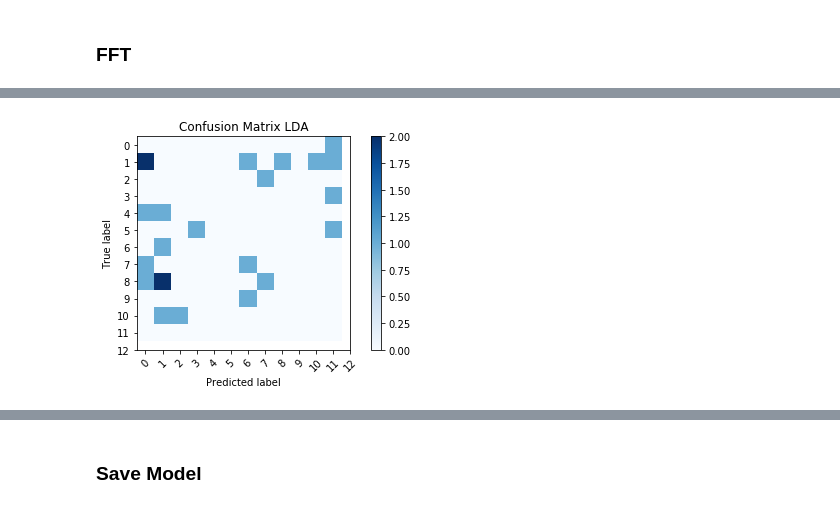
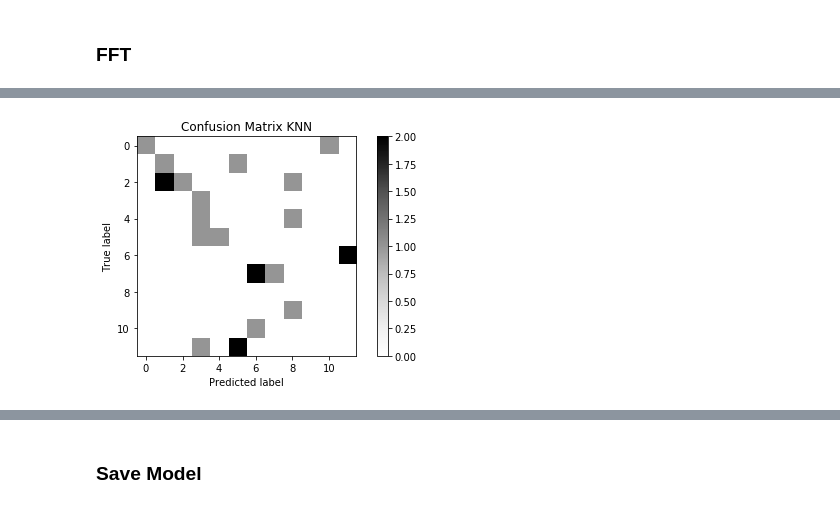
Before and after one commit to Appyx/Airbender-ML-Experimental, a Jupyter notebook: main.ipynb, the cells around one changed output, grey strips where cells are left out. Saved outputs shown, nothing was run; the diff lists cells and outputs as text; code cells hidden in the pictures.

```diff
--- a/main.ipynb
+++ b/main.ipynb
@@ -56,5 +76,0 @@ fft_data = np.fft.fft(plot_data)
-# %%
-n = plot_data.size
-timestep = 0.02
-freq = np.fft.fftfreq(n, d=timestep)
-magnitude = np.sqrt(fft_data.real**2 + fft_data.imag**2)
@@ -69,0 +179,7 @@ plt.grid(True)
+# %%
+X = features.iloc[:,2:].values
+y = data[0].iloc[:, 1].values
+
+# Splitting the dataset into the Training set and Test set
+from sklearn.model_selection import train_test_split
+X_train, X_test, y_train, y_test = train_test_split(X, y, test_size = 0.1, random_state = 42)
@@ -69,0 +271,7 @@ plt.grid(True)
+# %%
+# KNN
+knn = get_knn(X_train, y_train)
+print("[INFO] grid search best score: {}".format(knn.best_score_))
+print("[INFO] grid search best parameters: {}".format(knn.best_params_))
+acc = knn.score(X_test, y_test)
+print("[INFO] grid search test accuracy: {:.2f}%".format(acc * 100))
@@ -72,13 +286,0 @@ plt.grid(True)
-# %%
-X = acc_x.iloc[:, 2:102].values
-y = acc_x.iloc[:, 1].values
-
-# Splitting the dataset into the Training set and Test set
-from sklearn.model_selection import train_test_split
-X_train, X_test, y_train, y_test = train_test_split(X, y, test_size = 0.1, random_state = 0)
-
-# Feature Scaling
-from sklearn.preprocessing import StandardScaler
-sc = StandardScaler()
-X_train = sc.fit_transform(X_train)
-X_test = sc.transform(X_test)
@@ -119,16 +303,14 @@ rf_cm = confusion_matrix(y_test, rf_predicted_y)
 # %%
-classes = [0,1,2,3,4,5,6,7,8,9,10,11,12]
+### KNN
+knn_predicted_y = knn.predict(X_test)
+knn_cm = confusion_matrix(y_test, knn_predicted_y)
 
-### LDA
-plt.imshow(cm, interpolation='nearest', cmap=plt.cm.Blues)
-plt.title("Confusion Matrix LDA")
+plt.imshow(knn_cm, interpolation='nearest', cmap=plt.cm.Greys)
+plt.title("Confusion Matrix KNN")
 plt.colorbar()
-tick_marks = np.arange(len(classes))
-plt.xticks(tick_marks, classes, rotation=45)
-plt.yticks(tick_marks, classes)
 
 plt.ylabel('True label')
 plt.xlabel('Predicted label')
 plt.tight_layout()
 # %% [output]
-[figure, old version]
+[figure, new version]
```
Also changed, not shown: parts of 42 cells of this notebook.
